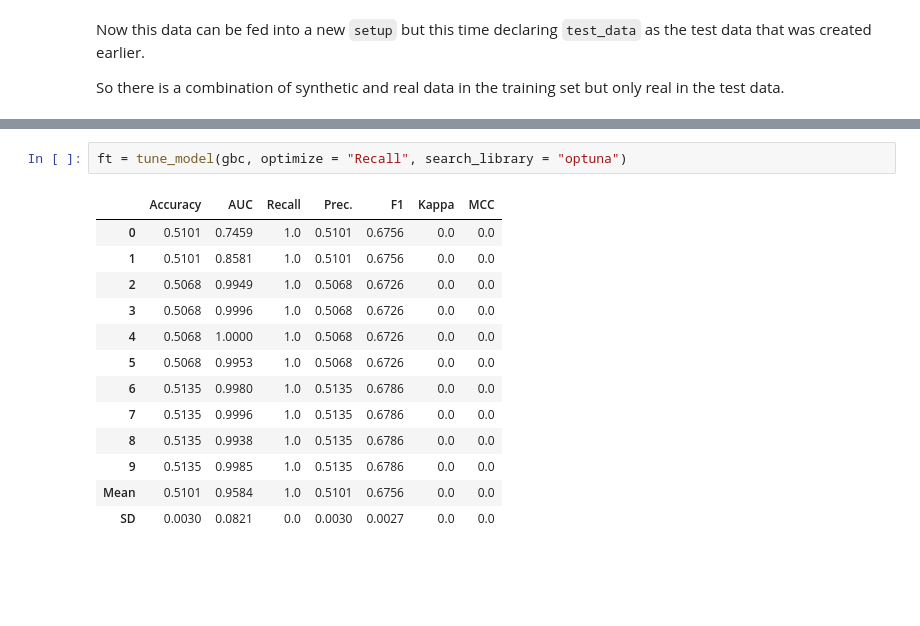
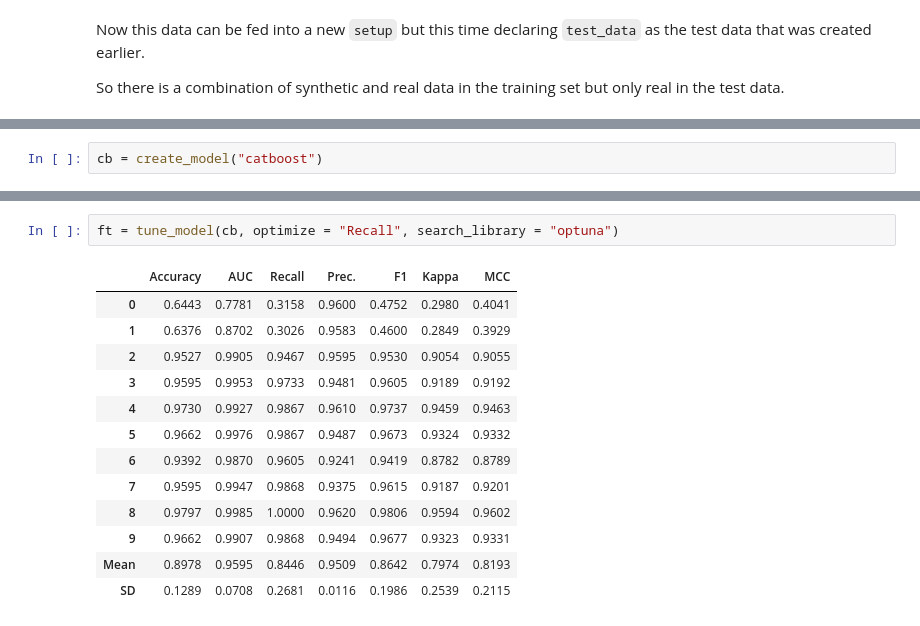
Before and after one commit to Oufattole/HR-Attrition, a Jupyter notebook: Predicting_employee_attrition.ipynb, the cells around one changed output, grey strips where cells are left out. Drawn from its saved outputs; the diff is of its cells as text; blank space fills up the shorter version.

```diff
--- a/Predicting_employee_attrition.ipynb
+++ b/Predicting_employee_attrition.ipynb
@@ -539,0 +531,2 @@ gbc = create_model("gbc")
+# %%
+cb = create_model("catboost")
@@ -540,16 +547,16 @@ gbc = create_model("gbc")
 # %%
-ft = tune_model(gbc, optimize = "Recall", search_library = "optuna")
+ft = tune_model(cb, optimize = "Recall", search_library = "optuna")
 # %% [output]
 |  | Accuracy | AUC | Recall | Prec. | F1 | Kappa | MCC |
-| 0 | 0.5101 | 0.7459 | 1.0 | 0.5101 | 0.6756 | 0.0 | 0.0 |
-| 1 | 0.5101 | 0.8581 | 1.0 | 0.5101 | 0.6756 | 0.0 | 0.0 |
-| 2 | 0.5068 | 0.9949 | 1.0 | 0.5068 | 0.6726 | 0.0 | 0.0 |
-| 3 | 0.5068 | 0.9996 | 1.0 | 0.5068 | 0.6726 | 0.0 | 0.0 |
-| 4 | 0.5068 | 1.0000 | 1.0 | 0.5068 | 0.6726 | 0.0 | 0.0 |
-| 5 | 0.5068 | 0.9953 | 1.0 | 0.5068 | 0.6726 | 0.0 | 0.0 |
-| 6 | 0.5135 | 0.9980 | 1.0 | 0.5135 | 0.6786 | 0.0 | 0.0 |
-| 7 | 0.5135 | 0.9996 | 1.0 | 0.5135 | 0.6786 | 0.0 | 0.0 |
-| 8 | 0.5135 | 0.9938 | 1.0 | 0.5135 | 0.6786 | 0.0 | 0.0 |
-| 9 | 0.5135 | 0.9985 | 1.0 | 0.5135 | 0.6786 | 0.0 | 0.0 |
-| Mean | 0.5101 | 0.9584 | 1.0 | 0.5101 | 0.6756 | 0.0 | 0.0 |
-| SD | 0.0030 | 0.0821 | 0.0 | 0.0030 | 0.0027 | 0.0 | 0.0 |
+| 0 | 0.6443 | 0.7781 | 0.3158 | 0.9600 | 0.4752 | 0.2980 | 0.4041 |
+| 1 | 0.6376 | 0.8702 | 0.3026 | 0.9583 | 0.4600 | 0.2849 | 0.3929 |
+| 2 | 0.9527 | 0.9905 | 0.9467 | 0.9595 | 0.9530 | 0.9054 | 0.9055 |
+| 3 | 0.9595 | 0.9953 | 0.9733 | 0.9481 | 0.9605 | 0.9189 | 0.9192 |
+| 4 | 0.9730 | 0.9927 | 0.9867 | 0.9610 | 0.9737 | 0.9459 | 0.9463 |
+| 5 | 0.9662 | 0.9976 | 0.9867 | 0.9487 | 0.9673 | 0.9324 | 0.9332 |
+| 6 | 0.9392 | 0.9870 | 0.9605 | 0.9241 | 0.9419 | 0.8782 | 0.8789 |
+| 7 | 0.9595 | 0.9947 | 0.9868 | 0.9375 | 0.9615 | 0.9187 | 0.9201 |
+| 8 | 0.9797 | 0.9985 | 1.0000 | 0.9620 | 0.9806 | 0.9594 | 0.9602 |
+| 9 | 0.9662 | 0.9907 | 0.9868 | 0.9494 | 0.9677 | 0.9323 | 0.9331 |
+| Mean | 0.8978 | 0.9595 | 0.8446 | 0.9509 | 0.8642 | 0.7974 | 0.8193 |
+| SD | 0.1289 | 0.0708 | 0.2681 | 0.0116 | 0.1986 | 0.2539 | 0.2115 |
```
Also changed, not shown: parts of 16 cells of this notebook.
